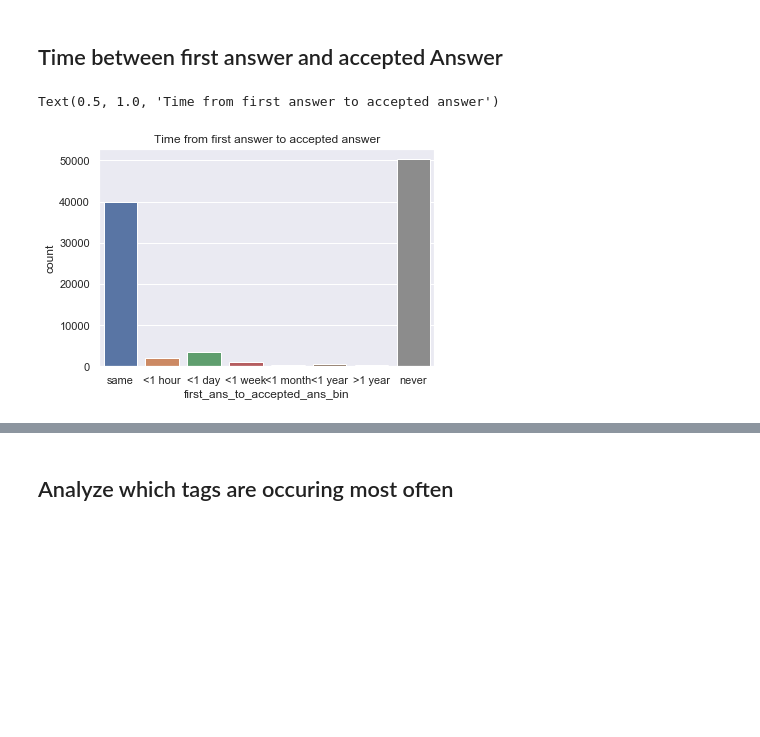
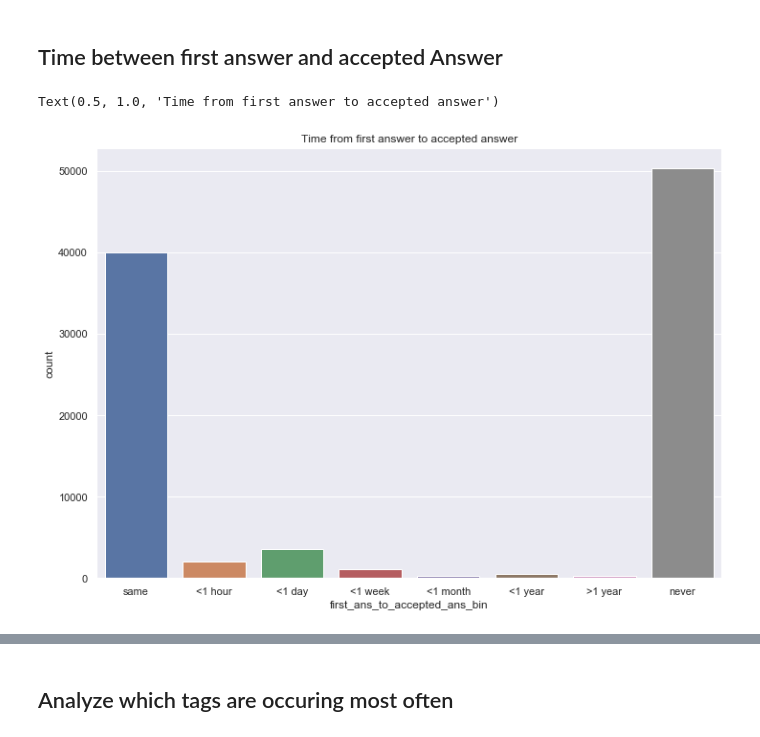
Before and after one commit to elvisnava/DSLab-StackOverflow, a Jupyter notebook: data-exploration/1_Overview.ipynb, the cells around one changed output, grey strips where cells are left out. Cells and saved outputs as stored; diff of their text form; code cells hidden in the pictures; blank space fills up the shorter version.

```diff
--- a/data-exploration/1_Overview.ipynb
+++ b/data-exploration/1_Overview.ipynb
@@ -157,7 +152,7 @@ KeyError: 'creationyear'
 ## Time between first answer and accepted Answer
 # %%
 # time first answer to accepted answer Q.Id, Q.CreationDate, MIN(Ans.CreationDate - Q.CreationDate) AS TimeToAns
-q = '''SELECT Q.Id as qid, Accepted_Ans.CreationDate - MIN(Ans.CreationDate) as first_ans_to_accepted_ans, Q.CreationDate as question_date
+q = '''SELECT Q.Id as qid, Accepted_Ans.CreationDate - MIN(Ans.CreationDate) as first_ans_to_accepted_ans, EXTRACT(YEAR FROM Q.CreationDate) as creationyear
         FROM Posts AS Q INNER JOIN Posts AS Ans ON Q.Id=Ans.ParentId
         LEFT JOIN Posts AS Accepted_Ans on Q.AcceptedAnswerId = Accepted_Ans.Id
         WHERE Q.PostTypeId=1 GROUP BY Q.Id, Accepted_Ans.CreationDate
@@ -189,10 +184,10 @@ def extend_df_with_timebins(df, colname):
 first_to_accepted_with_bins = extend_df_with_timebins(first_to_accepted_answer, "first_ans_to_accepted_ans")
 #first_to_accepted_with_bins
 # %%
-
+sns.set(rc={'figure.figsize':(11.7,8.27)})
 sns.countplot(x="first_ans_to_accepted_ans_bin",
               data=first_to_accepted_with_bins,
               order=['same', '<1 hour', '<1 day', '<1 week', '<1 month', '<1 year', '>1 year', 'never']).set_title('Time from first answer to accepted answer')
 # %% [output]
 Text(0.5, 1.0, 'Time from first answer to accepted answer')
-[figure, old version]
+[figure, new version]
```
Also changed, not shown: parts of 4 cells of this notebook, 1 other file.
